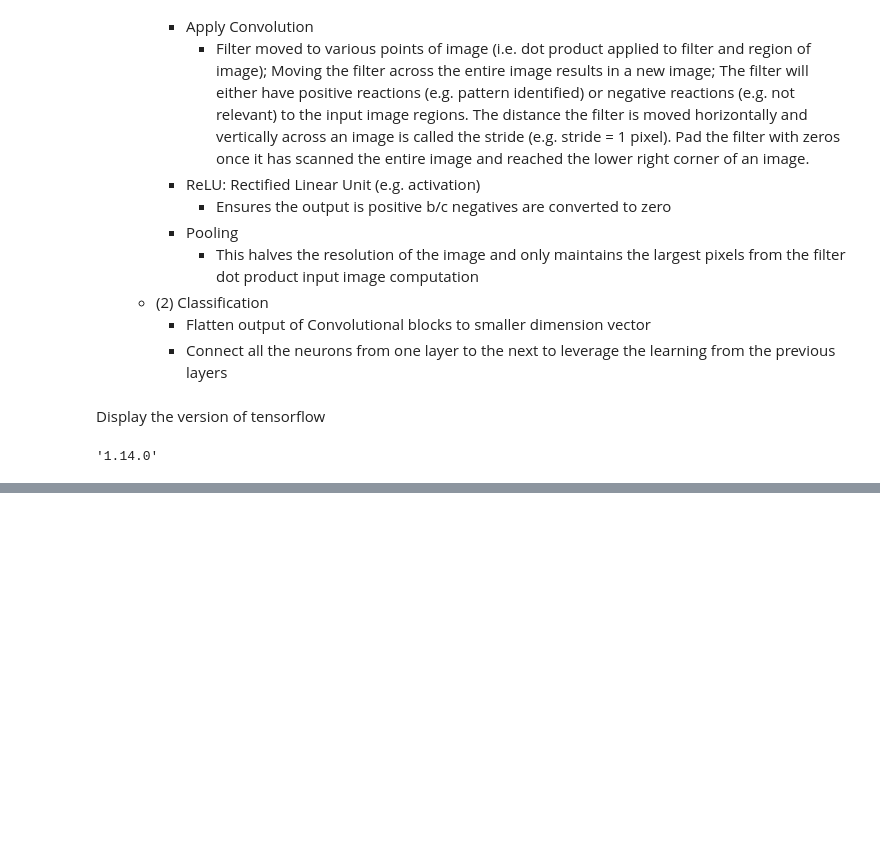
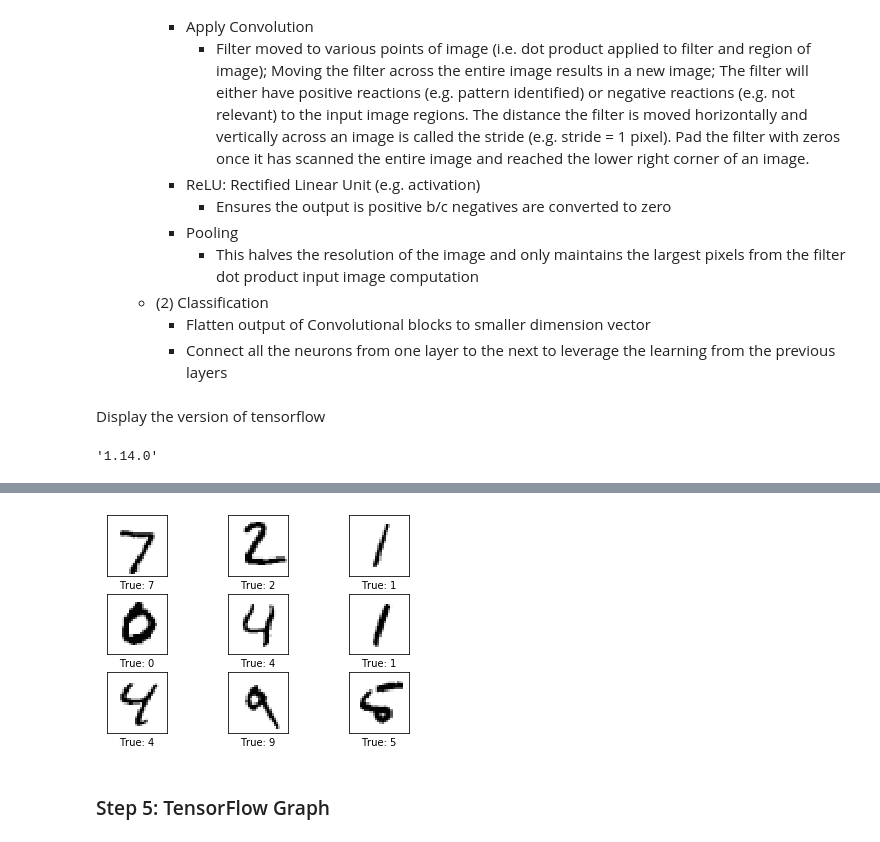
Before and after one commit to kbrook10/01_Image_Classifier, a Jupyter notebook: 01_Image_Classifier.ipynb, the cells around one changed output, grey strips where cells are left out. Saved outputs shown, nothing was run; the diff lists cells and outputs as text; code cells hidden in the pictures; blank space fills up the shorter version.

```diff
--- a/01_Image_Classifier.ipynb
+++ b/01_Image_Classifier.ipynb
@@ -87,0 +140,3 @@ tf.__version__
+# %%
+#### Obtain test-set class-numbers as integers
+data.test.cls = np.argmax(data.test.labels, axis=1)
@@ -87,0 +164,42 @@ tf.__version__
+# %%
+def plot_images(images, cls_true, cls_pred=None):
+    assert len(images) == len(cls_true) == 9
+
+    ### Create figure with 3x3 sub-plots with matplotlib
+    fig, axes = plt.subplots(3,3)
+    fig.subplots_adjust(hspace = 0.3, wspace = 0.3)
+
+    for i, ax in enumerate(axes.flat):
+        ### Display the image
+        ax.imshow(images[i].reshape(img_shape), cmap='binary')
+
+        ### Display true and prediction
+        if cls_pred is None:
+            xlabel = "True: {}".format(cls_true[i])
+        else:
+            xlabel = "True: {0}, Pred: {1}".format(cls_true[i], cls_pred[i])
+
+        ### Display classes as x labels
+        ax.set_xlabel(xlabel)
+
+        ### Remove the ticks from the plot for aesthetics
+        ax.set_xticks([])
+        ax.set_yticks([])
+
+    ### Ensure plot displays the 3x3 subplots
+    plt.show()
+# %%
+### Plot a few images to confirm coding correct
+
+### Obtain first (9) images from test-set
+images = data.test.images[0:9]
+
+### Obtain the true classes for the first 9 images
+cls_true = data.test.cls[0:9]
+
+### Use helper function to plot the images and class names
+plot_images(images = images, cls_true = cls_true)
+# %% [output]
+[figure, added]
+# %% [markdown]
+### Step 5: TensorFlow Graph
```
Also changed, not shown: parts of 15 cells of this notebook, 5 other files.
